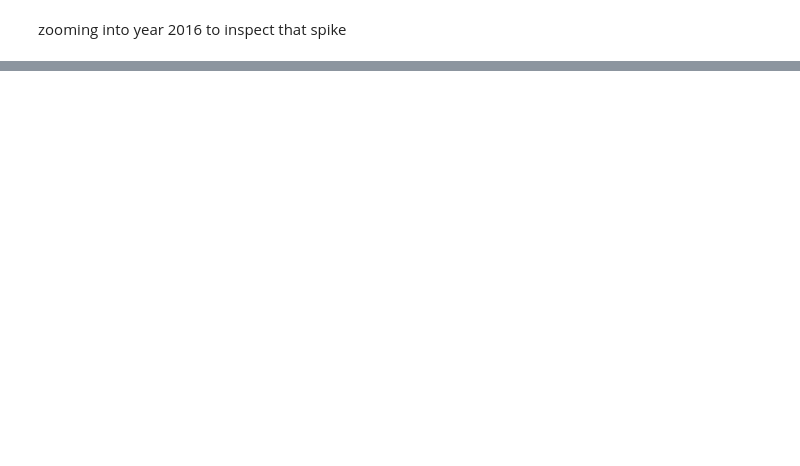
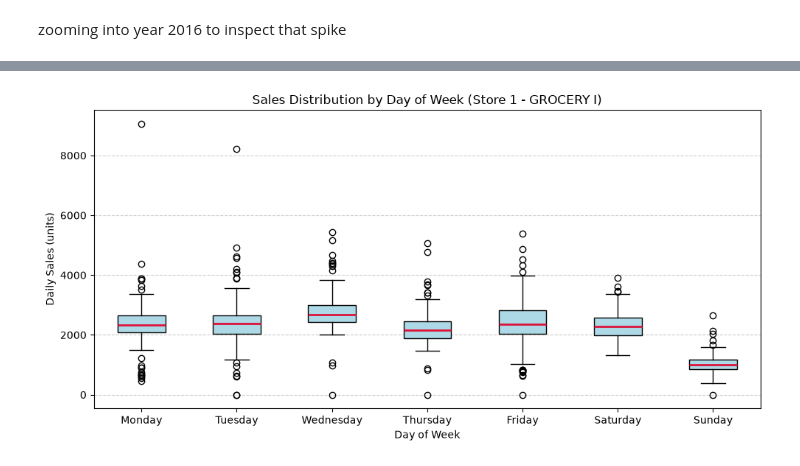
Before and after one commit to gurleen-singh-dev/retail-sales-forecasting, a Jupyter notebook: notebook/01_exploratory_data_analysis.ipynb, the cells around one changed output, grey strips where cells are left out. Saved outputs shown, nothing was run; the diff lists cells and outputs as text; code cells hidden in the pictures; blank space fills up the shorter version.

```diff
--- a/notebook/01_exploratory_data_analysis.ipynb
+++ b/notebook/01_exploratory_data_analysis.ipynb
@@ -53,0 +288,20 @@ zooming into a month
+# %%
+# Sales distribution by weekday using matplotlib boxplot
+weekday_sales_data = [target_df[target_df['day_name'] == day]['sales'].values for day in weekday_order]
+
+fig, ax = plt.subplots(figsize=(10, 5))
+ax.boxplot(
+    weekday_sales_data,
+    tick_labels=weekday_order,
+    patch_artist=True,
+    boxprops=dict(facecolor='lightblue', color='black'),
+    medianprops=dict(color='crimson', linewidth=2)
+)
+ax.set_title('Sales Distribution by Day of Week (Store 1 - GROCERY I)')
+ax.set_xlabel('Day of Week')
+ax.set_ylabel('Daily Sales (units)')
+ax.grid(axis='y', linestyle='--', alpha=0.6)
+plt.tight_layout()
+plt.show()
+# %% [output]
+[figure, added]
```
Also changed, not shown: parts of 47 cells of this notebook.
